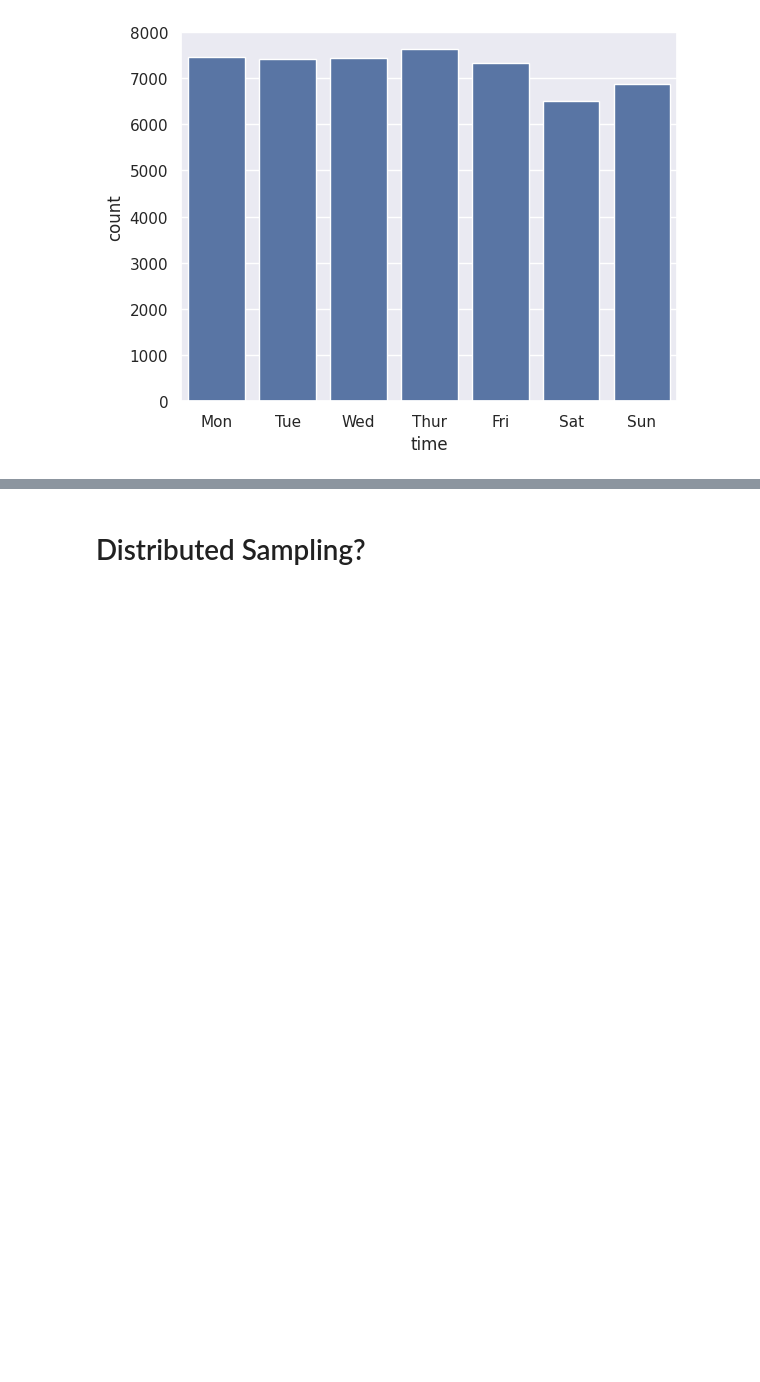
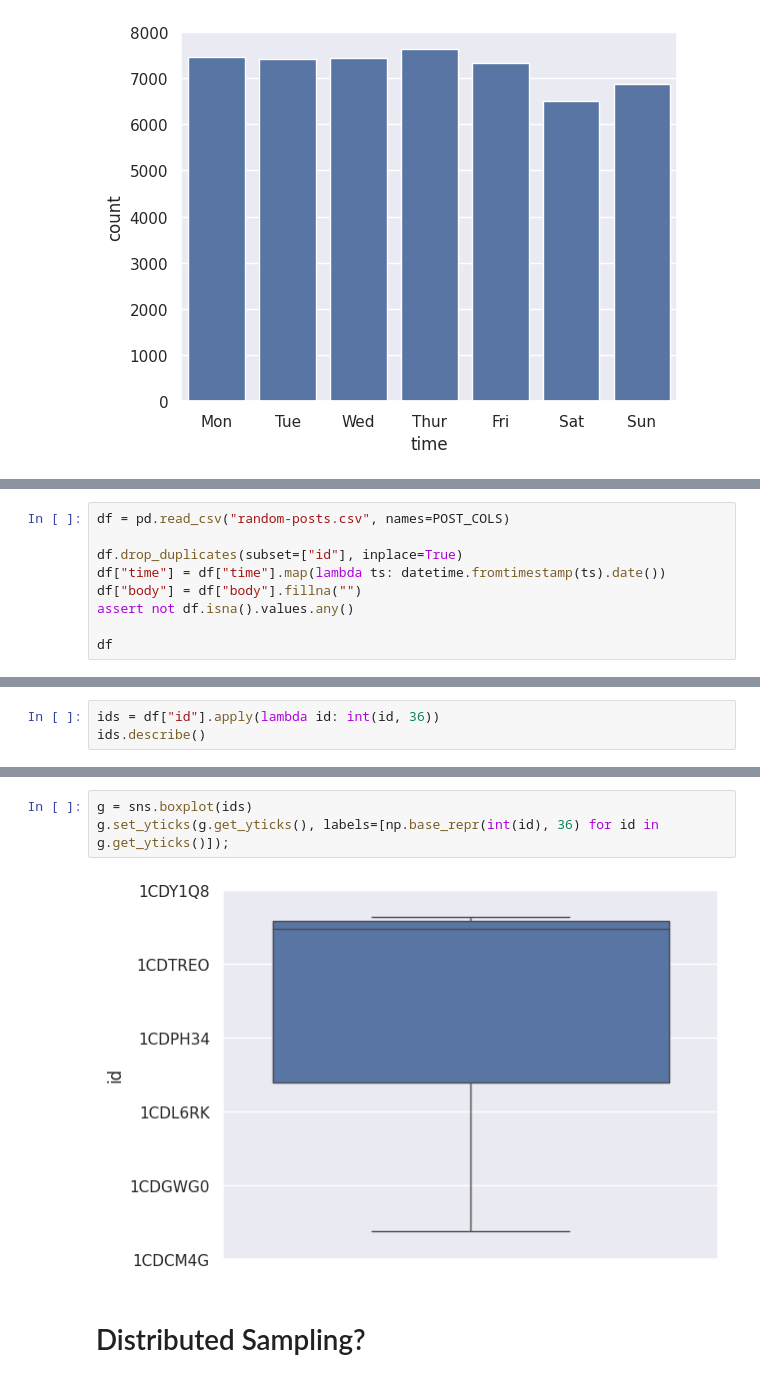
Before and after one commit to gems-cyberlang/cyberlang-learning, a Jupyter notebook: praw-comments-script/praw-playground.ipynb, the cells around one changed output, grey strips where cells are left out. Saved outputs shown, nothing was run; the diff lists cells and outputs as text; blank space fills up the shorter version.

```diff
--- a/praw-comments-script/praw-playground.ipynb
+++ b/praw-comments-script/praw-playground.ipynb
@@ -307,0 +392,9 @@ g.set_xticks(
+# %%
+df = pd.read_csv("random-posts.csv", names=POST_COLS)
+
+df.drop_duplicates(subset=["id"], inplace=True)
+df["time"] = df["time"].map(lambda ts: datetime.fromtimestamp(ts).date())
+df["body"] = df["body"].fillna("")
+assert not df.isna().values.any()
+
+df
@@ -307,0 +415,3 @@ g.set_xticks(
+# %%
+ids = df["id"].apply(lambda id: int(id, 36))
+ids.describe()
@@ -308,3 +428,8 @@ g.set_xticks(
+# %%
+g = sns.boxplot(ids)
+g.set_yticks(g.get_yticks(), labels=[np.base_repr(int(id), 36) for id in g.get_yticks()]);
+# %% [output]
+[figure, added]
 # %% [markdown]
 # Distributed Sampling?
 # %%
```
Also changed, not shown: parts of 19 cells of this notebook, 1 other file.
